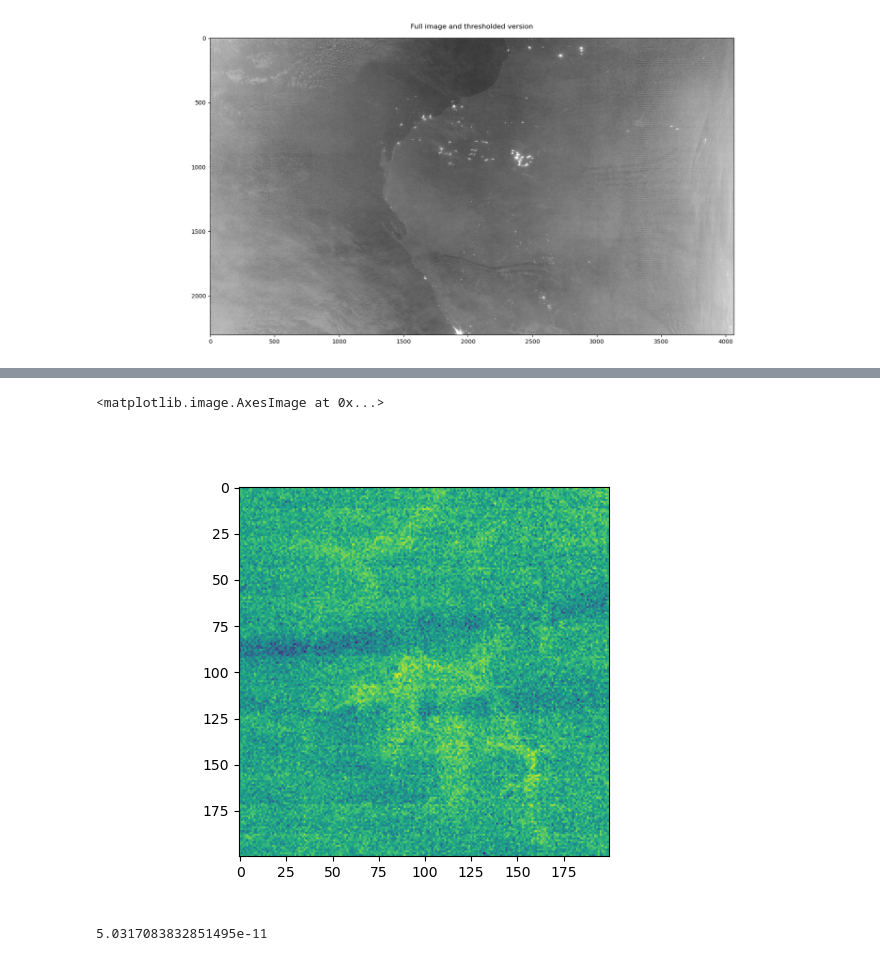
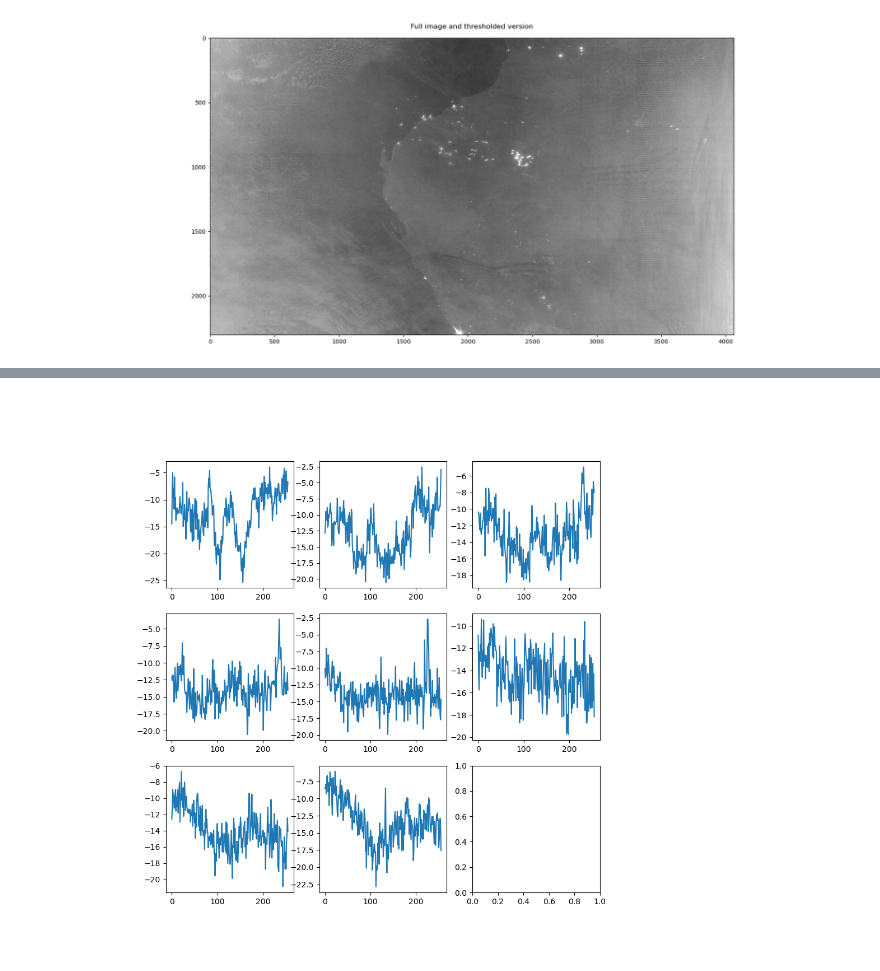
Before and after one commit to zyjux/harmonic_gw, a Jupyter notebook: TAPE_initial_real_data.ipynb, the cells around one changed output, grey strips where cells are left out. Cells and saved outputs as stored; diff of their text form; code cells hidden in the pictures.

```diff
--- a/TAPE_initial_real_data.ipynb
+++ b/TAPE_initial_real_data.ipynb
@@ -116,9 +88,0 @@ ax.plot(vals)
-# %%
-center = (2380, 1800)
-
-x, y = sample_line(center, np.pi/2, sample_ratio=2)
-
-vals = scipy.ndimage.map_coordinates(img_array_centered, np.vstack((y, x)))
-
-F, ax = plt.subplots(1, 1, figsize=(5, 3))
-ax.plot(vals)
@@ -160,6 +88,0 @@ array([100, 100])
-# %%
-F, ax = plt.subplots(1, 1)
-ax.imshow(img_crop)
-# %% [output]
-<matplotlib.image.AxesImage at 0x...>
-[figure, removed]
@@ -170,4 +89,10 @@ A_full = parallel_line_vals(img_array_centered, center, np.pi/2, sample_ratio=2,
-# %%
-np.subtract(A_crop, A_full).max()
-# %% [output]
-5.0317083832851495e-11
+# %%
+raw_tape = TAPE_raw(img_array_centered, center, num_angles=8, width=150, width_ratio=1/5, sample_length=256, sample_ratio=1, crop=True, plot=True, plot_ax=ax_img)
+# %%
+mean_tape = np.mean(raw_tape, axis=0)
+# %%
+F, axes = plt.subplots(3, 3, figsize=(10, 10))
+for i, ax in enumerate(axes.reshape(-1)[:-1]):
+    ax.plot(mean_tape[:, i])
+# %% [output]
+[figure, added]
```
Also changed, not shown: parts of 12 cells of this notebook, 2 other files.
